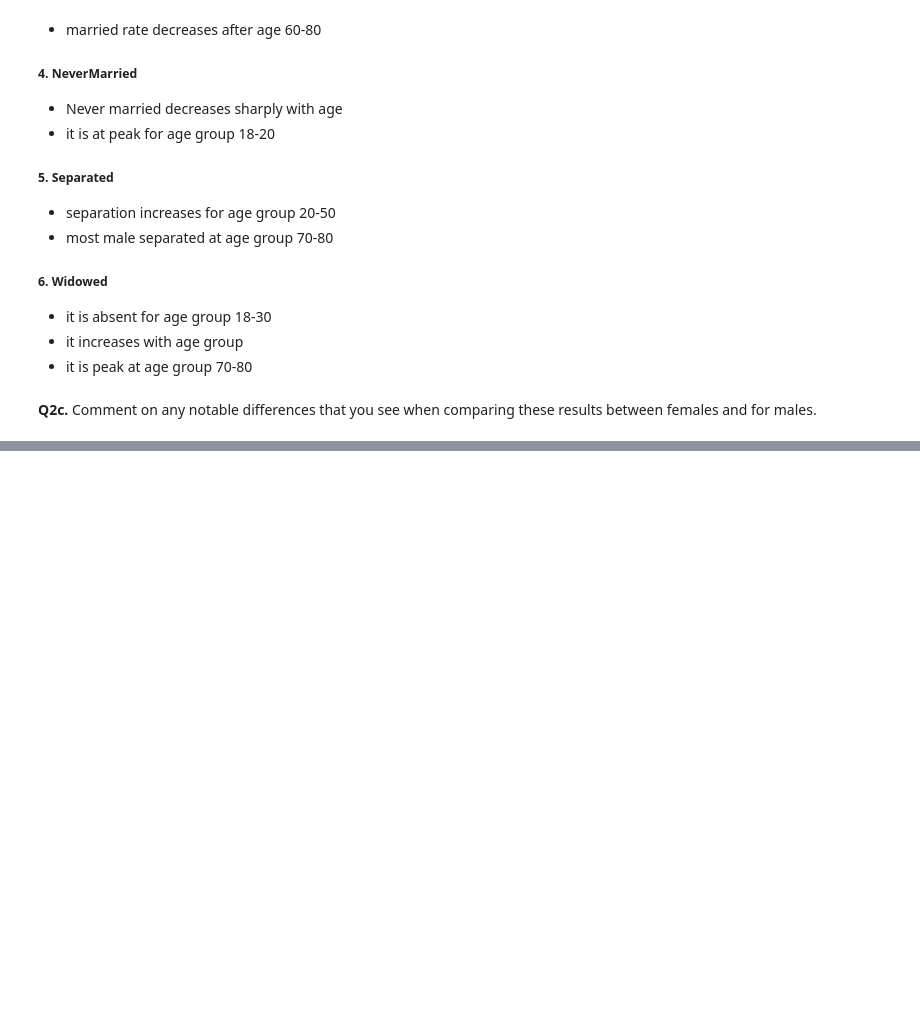
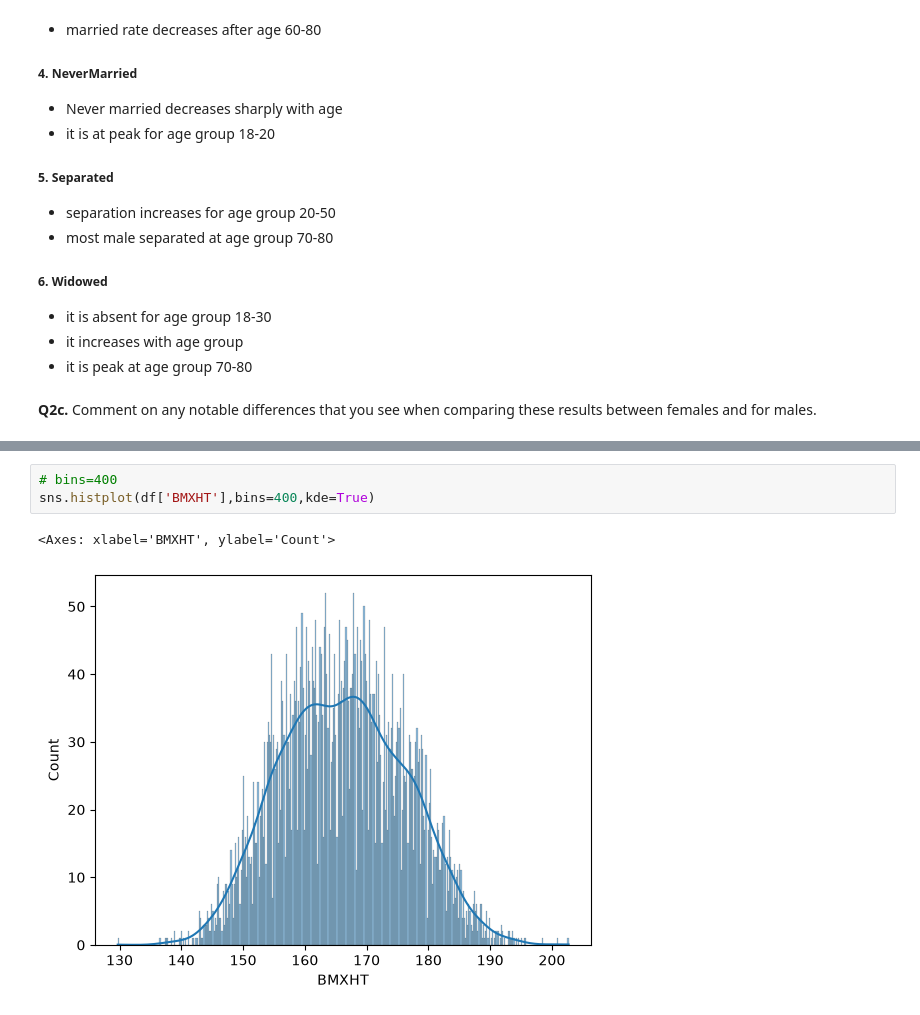
Before and after one commit to pk-790324/Statistics_For_DataScience, a Jupyter notebook: course1/module1/practice_nhanes_univariate_analyses.ipynb, the cells around one changed output, grey strips where cells are left out. Drawn from its saved outputs; the diff is of its cells as text; blank space fills up the shorter version.

```diff
--- a/course1/module1/practice_nhanes_univariate_analyses.ipynb
+++ b/course1/module1/practice_nhanes_univariate_analyses.ipynb
@@ -273,0 +291,6 @@ __Q2c.__ Comment on any notable differences that you see when comparing these re
+# %%
+# bins=400
+sns.histplot(df['BMXHT'],bins=400,kde=True)
+# %% [output]
+<Axes: xlabel='BMXHT', ylabel='Count'>
+[figure, added]
```
Also changed, not shown: parts of 38 cells of this notebook.
